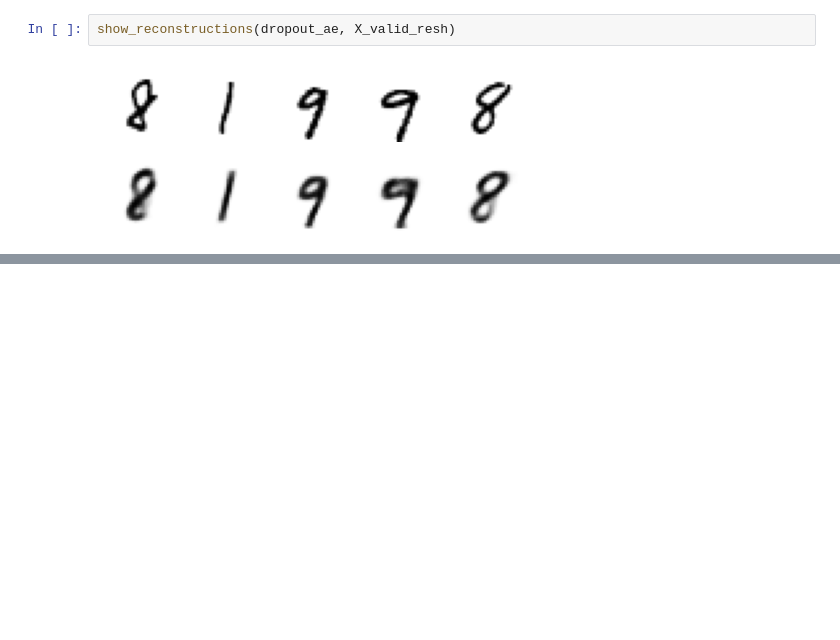
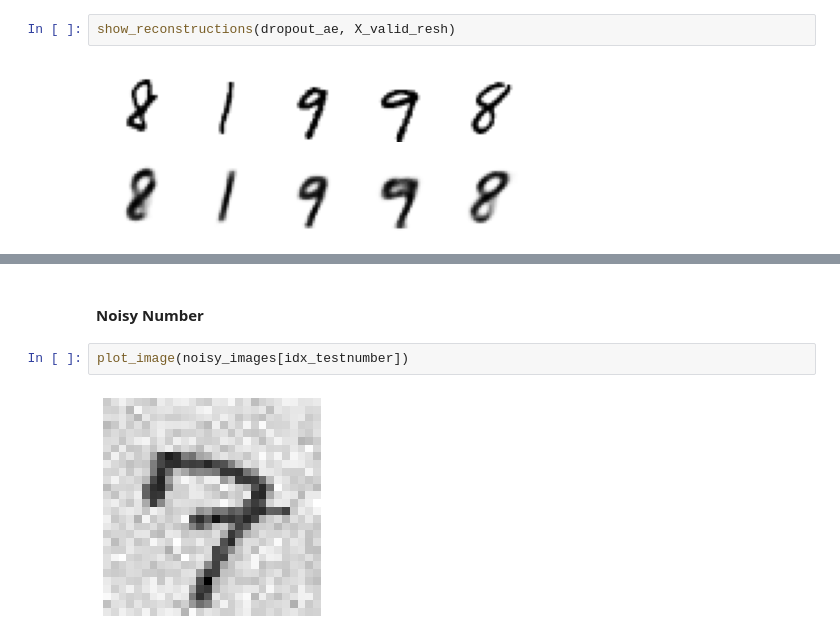
Before and after one commit to IIIskiplikIII/autoencoding-mnist, a Jupyter notebook: autoencoding-mnist.ipynb, the cells around one changed output, grey strips where cells are left out. Cells and saved outputs as stored; diff of their text form; blank space fills up the shorter version.

```diff
--- a/autoencoding-mnist.ipynb
+++ b/autoencoding-mnist.ipynb
@@ -298,0 +323,6 @@ show_reconstructions(dropout_ae, X_valid_resh)
+# %% [markdown]
+#### Noisy Number
+# %%
+plot_image(noisy_images[idx_testnumber])
+# %% [output]
+[figure, added]
```
Also changed, not shown: parts of 25 cells of this notebook.
